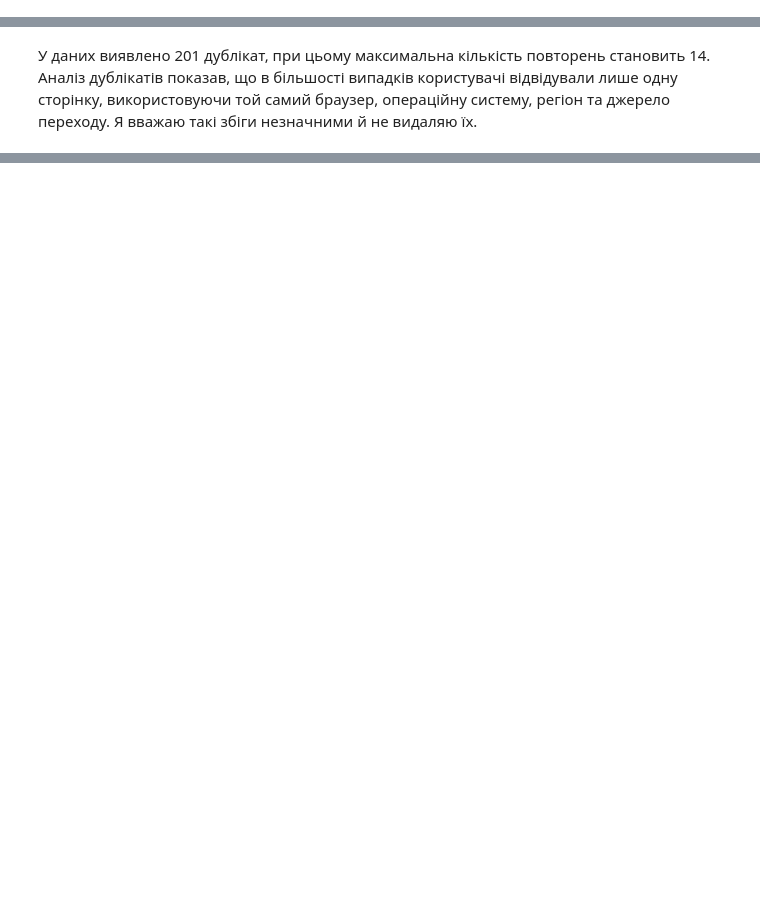
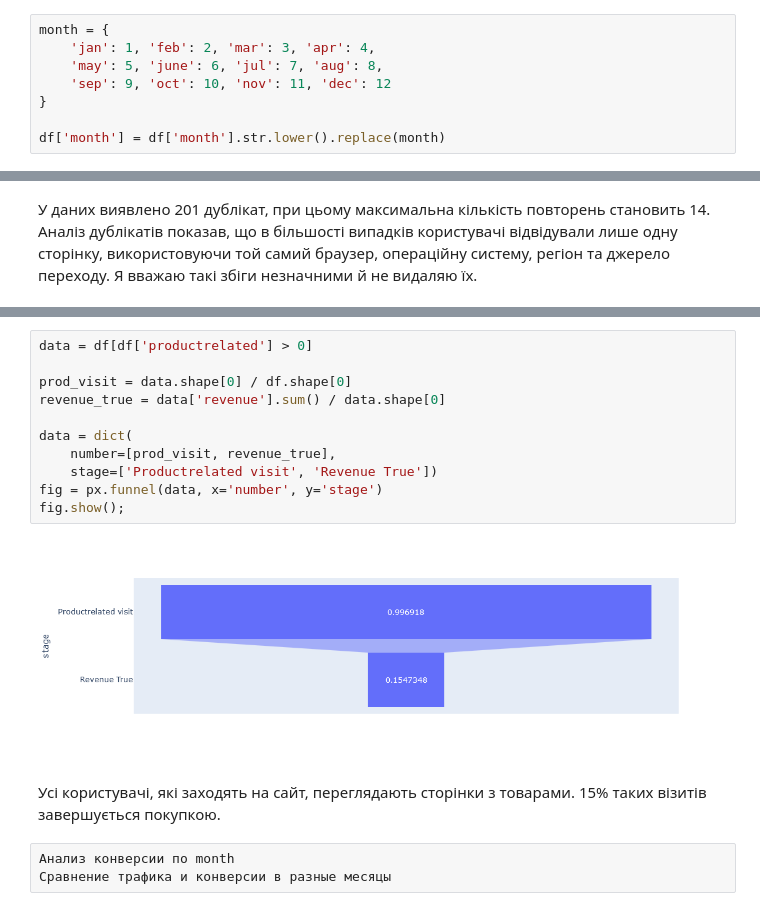
Before and after one commit to dkolesov95/exploratory_data_analysis, a Jupyter notebook: online_shoppers/online_shoppers.ipynb, the cells around one changed output, grey strips where cells are left out. Saved outputs shown, nothing was run; the diff lists cells and outputs as text; blank space fills up the shorter version.

```diff
--- a/online_shoppers/online_shoppers.ipynb
+++ b/online_shoppers/online_shoppers.ipynb
@@ -305,4 +296,12 @@ def label_enc(df, column):
     new_value = {v: i for i, v in enumerate(unq)}
     print(column, new_value)
     df[column] = df[column].replace(new_value)
+# %%
+month = {
+    'jan': 1, 'feb': 2, 'mar': 3, 'apr': 4,
+    'may': 5, 'june': 6, 'jul': 7, 'aug': 8,
+    'sep': 9, 'oct': 10, 'nov': 11, 'dec': 12
+}
+
+df['month'] = df['month'].str.lower().replace(month)
 # %%
@@ -491,0 +475,18 @@ cluster_plot(df_copy, aggc_labels)
+# %%
+data = df[df['productrelated'] > 0]
+
+prod_visit = data.shape[0] / df.shape[0]
+revenue_true = data['revenue'].sum() / data.shape[0]
+
+data = dict(
+    number=[prod_visit, revenue_true],
+    stage=['Productrelated visit', 'Revenue True'])
+fig = px.funnel(data, x='number', y='stage')
+fig.show();
+# %% [output]
+[figure, added]
+# %% [markdown]
+Усі користувачі, які заходять на сайт, переглядають сторінки з товарами. 15% таких візитів завершується покупкою.
+# %%
+Анализ конверсии по month
+Сравнение трафика и конверсии в разные месяцы
```
Also changed, not shown: parts of 45 cells of this notebook, 1 other file.
